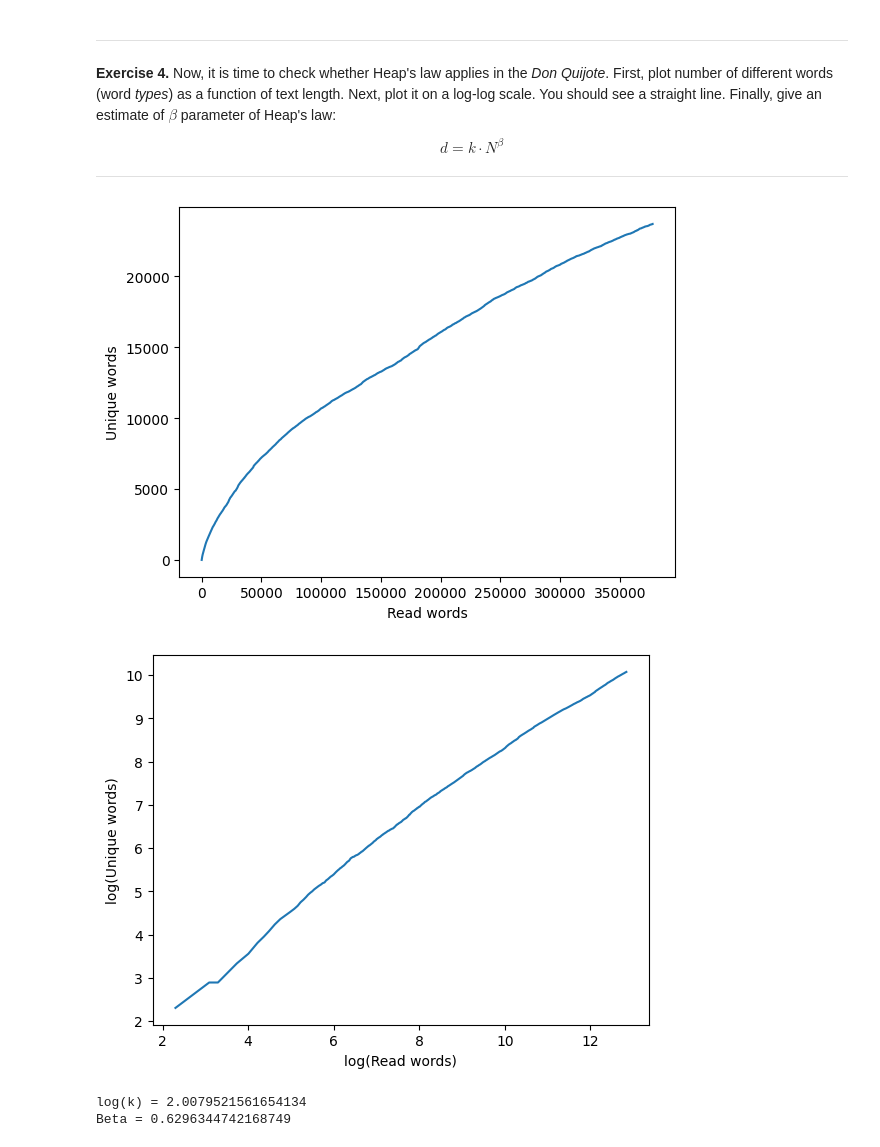
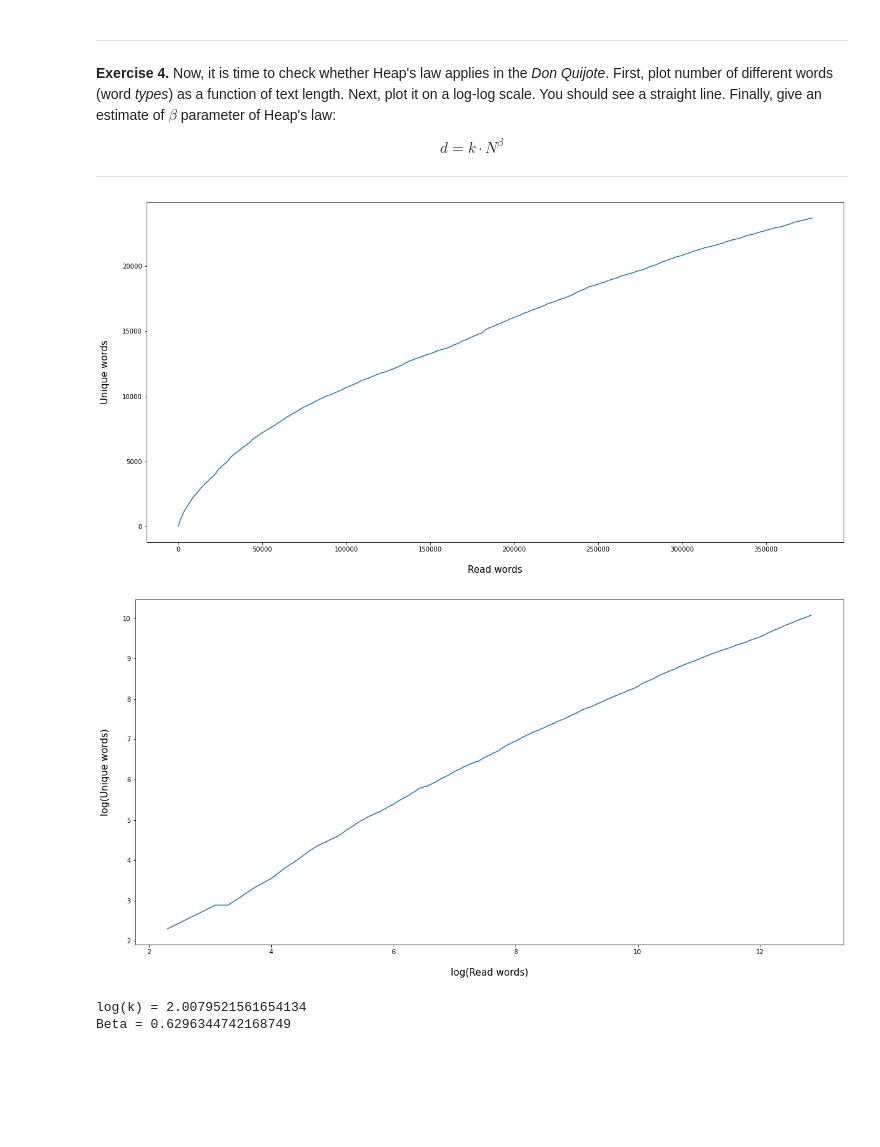
Before and after one commit to 0J0P0/Search-and-Analysis-of-Information, a Jupyter notebook: 1 ArbonesCarlos_ZaldivarJuan_PowerLaws.ipynb, the cells around one changed output. Cells and saved outputs as stored; diff of their text form; code cells hidden in the pictures; blank space fills up the shorter version.

```diff
--- a/1 ArbonesCarlos_ZaldivarJuan_PowerLaws.ipynb
+++ b/1 ArbonesCarlos_ZaldivarJuan_PowerLaws.ipynb
@@ -365,23 +371,25 @@ while True:
         break
 # %%
 # plot read words vs unique words in matplotlib
+plt.figure(figsize=(20,10))
 plt.plot(read_words, unique_words)
-plt.ylabel('Unique words')
-plt.xlabel('Read words')
+plt.ylabel('Unique words', fontsize=15, labelpad=20)
+plt.xlabel('Read words', fontsize=15, labelpad=20)
 
 plt.show()
 # %% [output]
-[figure, old version]
+[figure, new version]
 # %%
 logx = [math.log(x) for x in read_words]
 logy = [math.log(y) for y in unique_words]
 
+plt.figure(figsize=(20,10))
 plt.plot(logx, logy)
-plt.ylabel('log(Unique words)')
-plt.xlabel('log(Read words)')
+plt.ylabel('log(Unique words)', fontsize=15, labelpad=20)
+plt.xlabel('log(Read words)', fontsize=15, labelpad=20)
 plt.show()
 # %% [output]
-[figure, old version]
+[figure, new version]
 # %%
 import sklearn.linear_model
 
```
Also changed, not shown: parts of 5 cells of this notebook.
